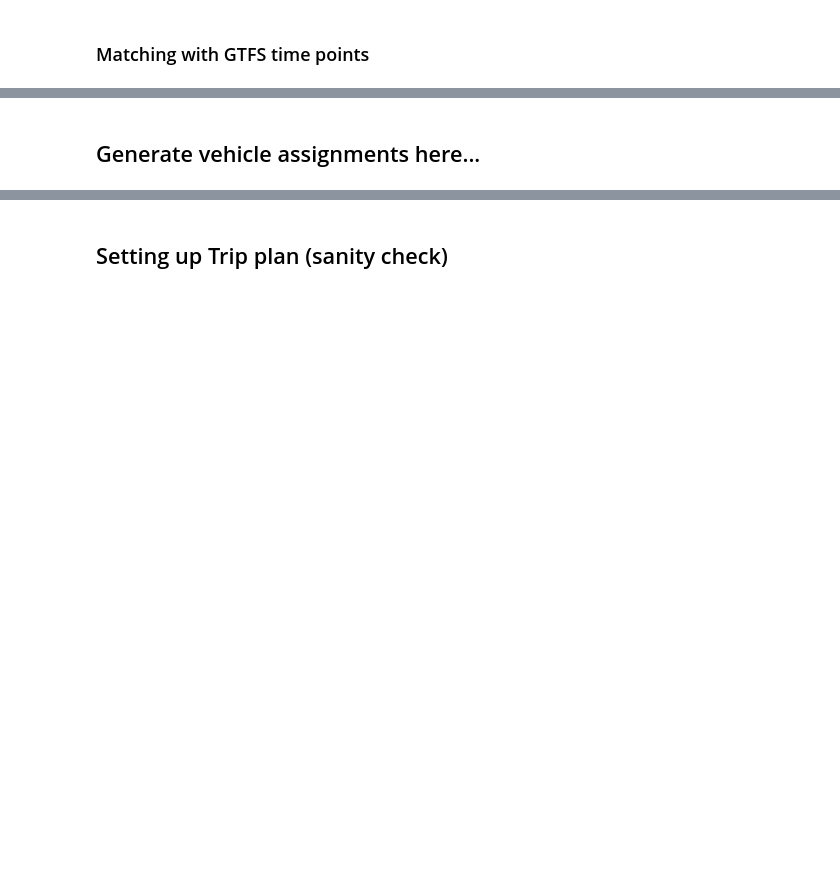
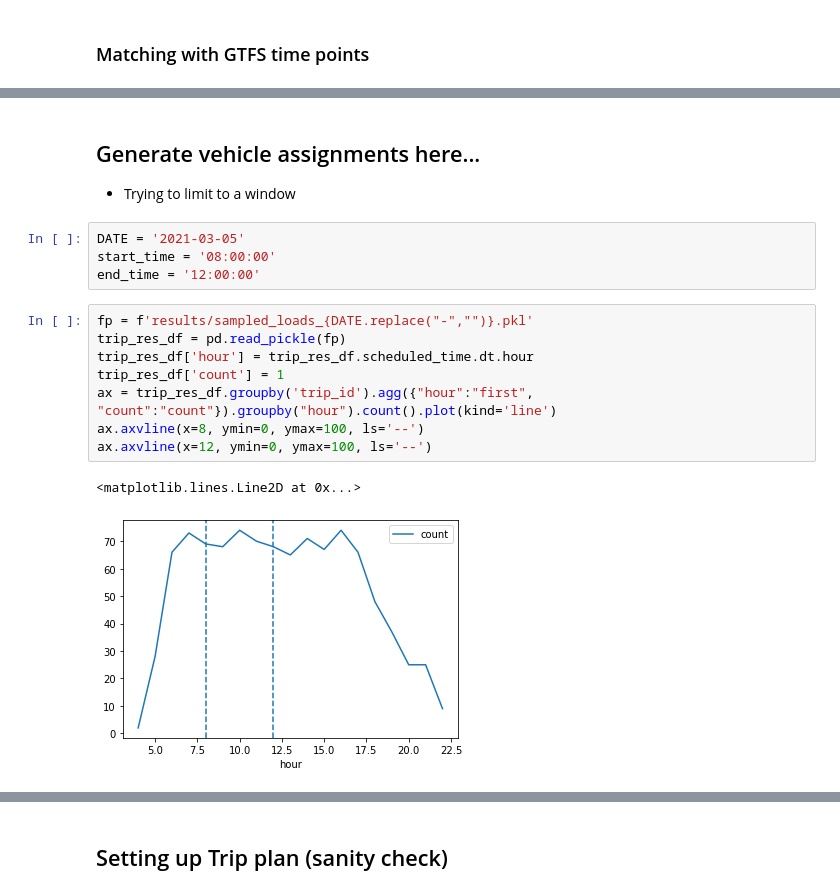
Before and after one commit to jptalusan/ICCPS_stationing, a Jupyter notebook: data_generation/generate_day_trips.ipynb, the cells around one changed output, grey strips where cells are left out. Drawn from its saved outputs; the diff is of its cells as text; blank space fills up the shorter version.

```diff
--- a/data_generation/generate_day_trips.ipynb
+++ b/data_generation/generate_day_trips.ipynb
@@ -407,2 +383,18 @@ _trip_res = trip_res[_columns]
 # %% [markdown]
 ## Generate vehicle assignments here...
+* Trying to limit to a window
+# %%
+DATE = '2021-03-05'
+start_time = '08:00:00'
+end_time = '12:00:00'
+# %%
+fp = f'results/sampled_loads_{DATE.replace("-","")}.pkl'
+trip_res_df = pd.read_pickle(fp)
+trip_res_df['hour'] = trip_res_df.scheduled_time.dt.hour
+trip_res_df['count'] = 1
+ax = trip_res_df.groupby('trip_id').agg({"hour":"first", "count":"count"}).groupby("hour").count().plot(kind='line')
+ax.axvline(x=8, ymin=0, ymax=100, ls='--')
+ax.axvline(x=12, ymin=0, ymax=100, ls='--')
+# %% [output]
+<matplotlib.lines.Line2D at 0x...>
+[figure, added]
```
Also changed, not shown: parts of 15 cells of this notebook, 16 other files.
